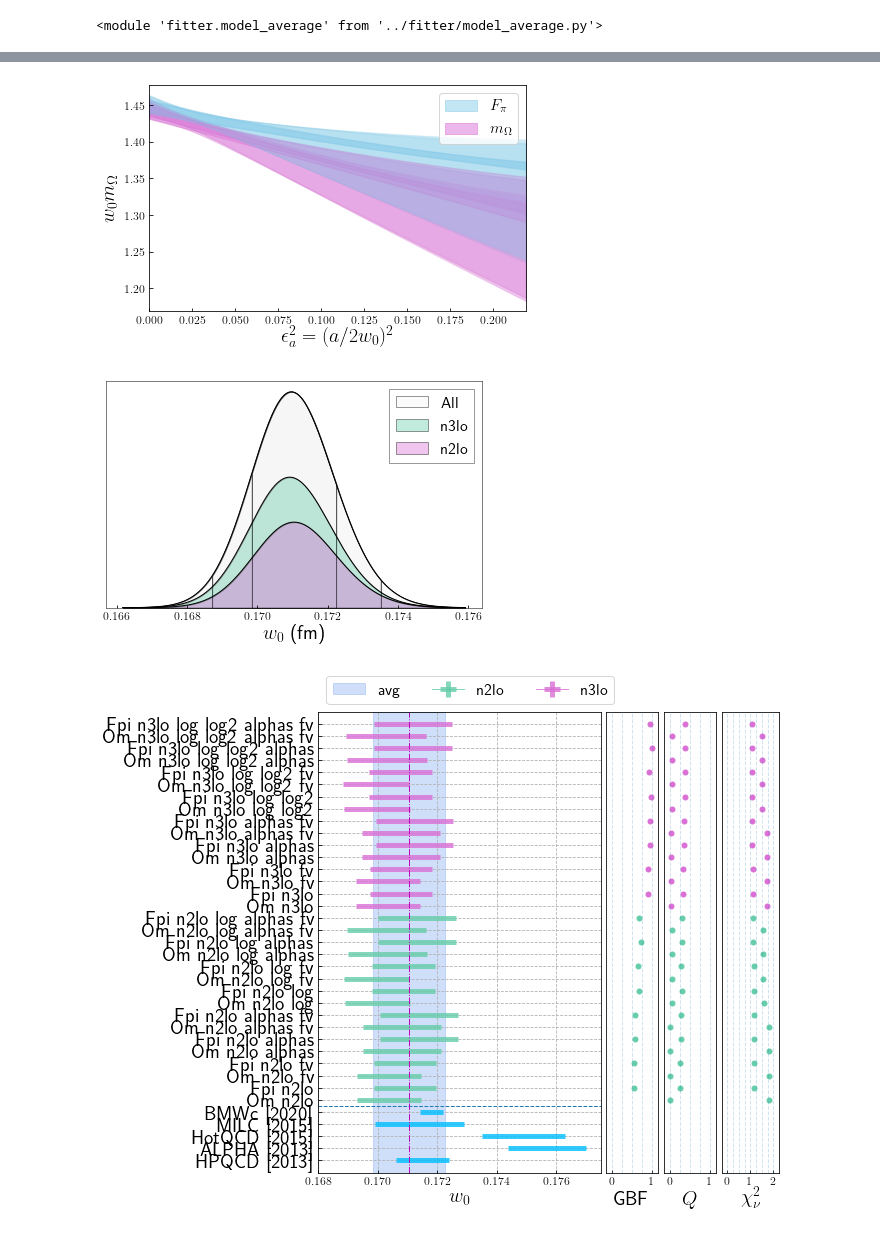
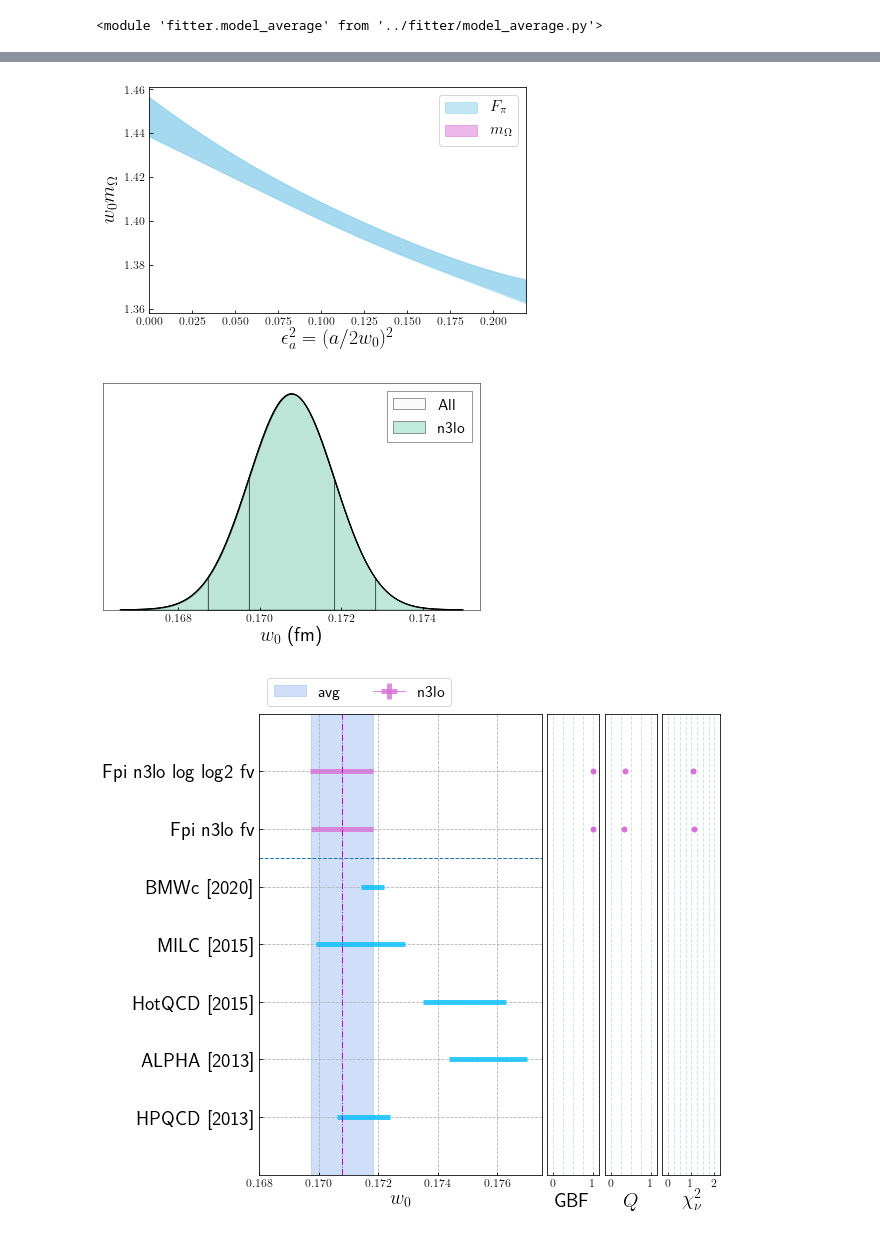
Before and after one commit to callat-qcd/project_scale_setting_mdwf_hisq, a Jupyter notebook: notebooks/average_models.ipynb, the cells around one changed output, grey strips where cells are left out. Saved outputs shown, nothing was run; the diff lists cells and outputs as text; code cells hidden in the pictures.

```diff
--- a/notebooks/average_models.ipynb
+++ b/notebooks/average_models.ipynb
@@ -21,6 +21,6 @@ reload(md)
 # %% [output]
 <module 'fitter.model_average' from '../fitter/model_average.py'>
 # %%
-model_average = md.model_average('2020_11_22-default_priors')
+model_average = md.model_average('2020_11_28-test')
 print(model_average)
 # %% [output]
@@ -48,12 +48,12 @@ model_average.plot_fits('l')
 # %%
-model_average.plot_fits('a')
+model_average.plot_fits('a', observable='w0')
 # %% [output]
-[figure, old version]
+[figure, new version]
 # %%
-model_average.plot_histogram()
+model_average.plot_histogram(param='w0')
 # %% [output]
-[figure, old version]
+[figure, new version]
 # %%
-model_average.plot_comparison()
+model_average.plot_comparison(param='w0')
 # %% [output]
-[figure, old version]
+[figure, new version]
```
Also changed, not shown: parts of 2 cells of this notebook, 7 other files.
